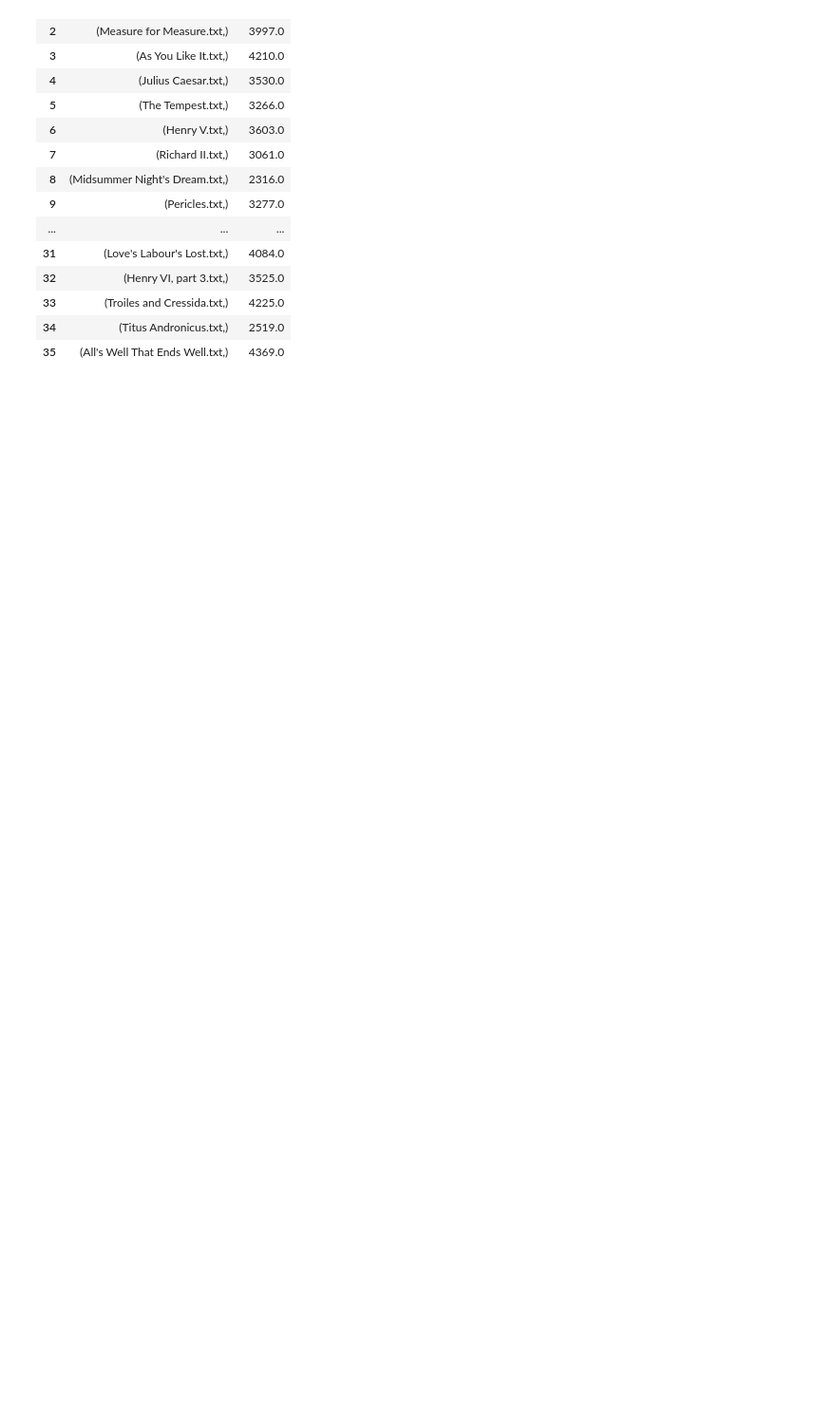
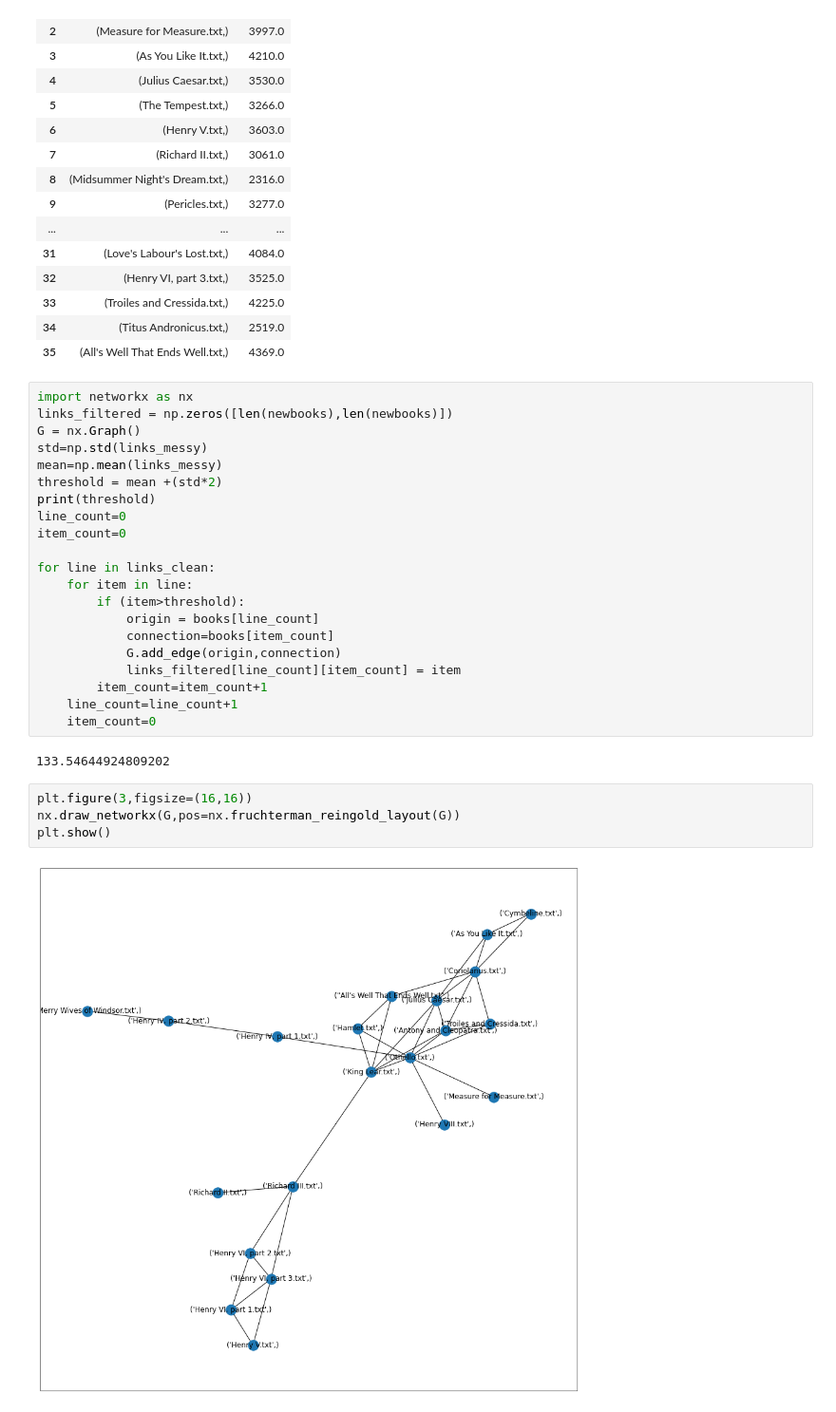
Before and after one commit to datascience-gft/Shakespeare-ml-intro, a Jupyter notebook: working demo.ipynb, the cells around one changed output. Shown at 95% size. Cells and saved outputs as stored; diff of their text form; blank space fills up the shorter version.

```diff
--- a/working demo.ipynb
+++ b/working demo.ipynb
@@ -294,4 +296,33 @@ df
 | 33 | (Troiles and Cressida.txt,) | 4225.0 |
 | 34 | (Titus Andronicus.txt,) | 2519.0 |
 | 35 | (All's Well That Ends Well.txt,) | 4369.0 |
+# %%
+import networkx as nx
+links_filtered = np.zeros([len(newbooks),len(newbooks)])
+G = nx.Graph()
+std=np.std(links_messy)
+mean=np.mean(links_messy)
+threshold = mean +(std*2)
+print(threshold)
+line_count=0
+item_count=0
+
+for line in links_clean:
+    for item in line:
+        if (item>threshold):
+            origin = books[line_count]
+            connection=books[item_count]
+            G.add_edge(origin,connection)
+            links_filtered[line_count][item_count] = item
+        item_count=item_count+1
+    line_count=line_count+1
+    item_count=0
+# %% [output]
+133.54644924809202
+# %%
+plt.figure(3,figsize=(16,16))
+nx.draw_networkx(G,pos=nx.fruchterman_reingold_layout(G))
+plt.show()
+# %% [output]
+[figure, added]
 # %%
```
Also changed, not shown: parts of 7 cells of this notebook.
